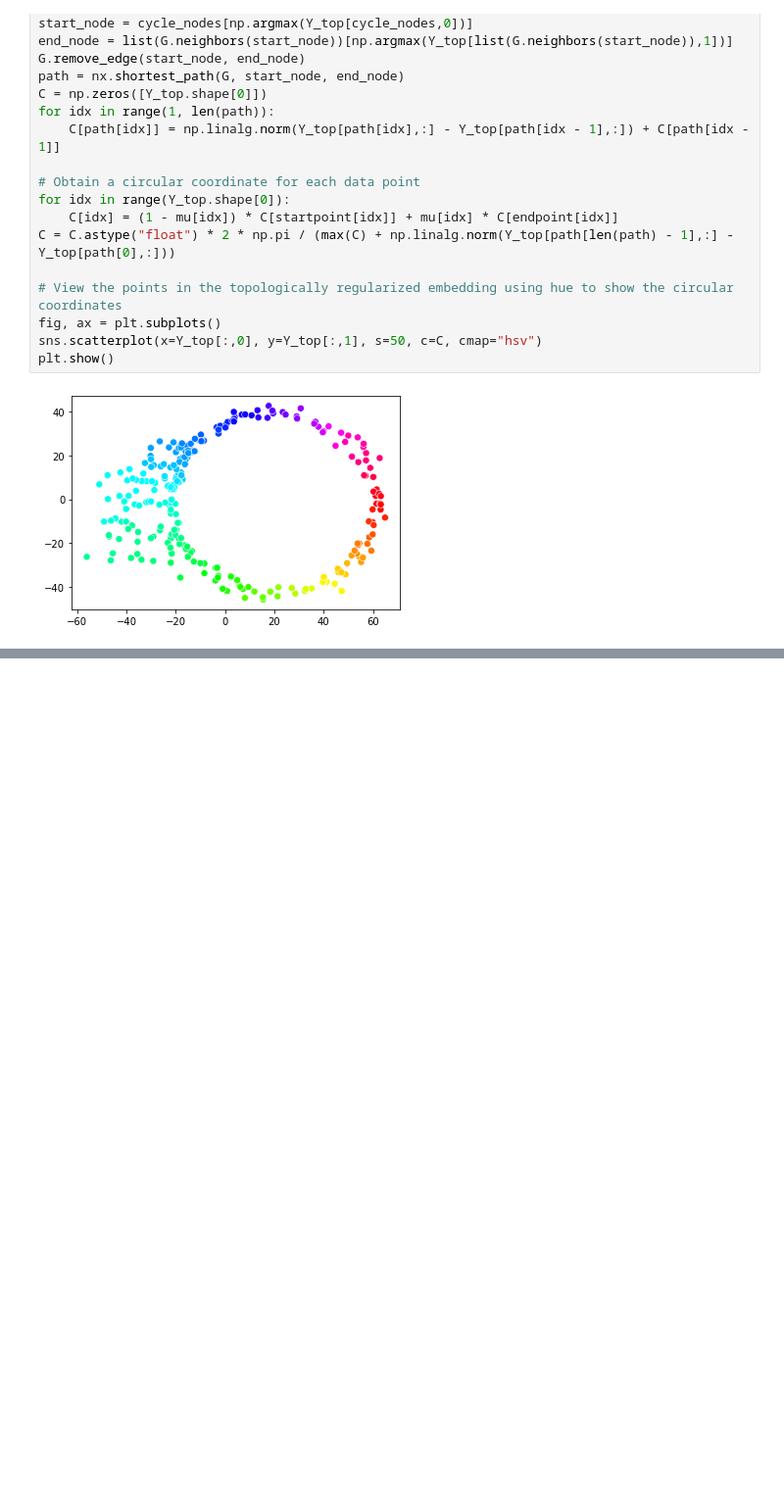
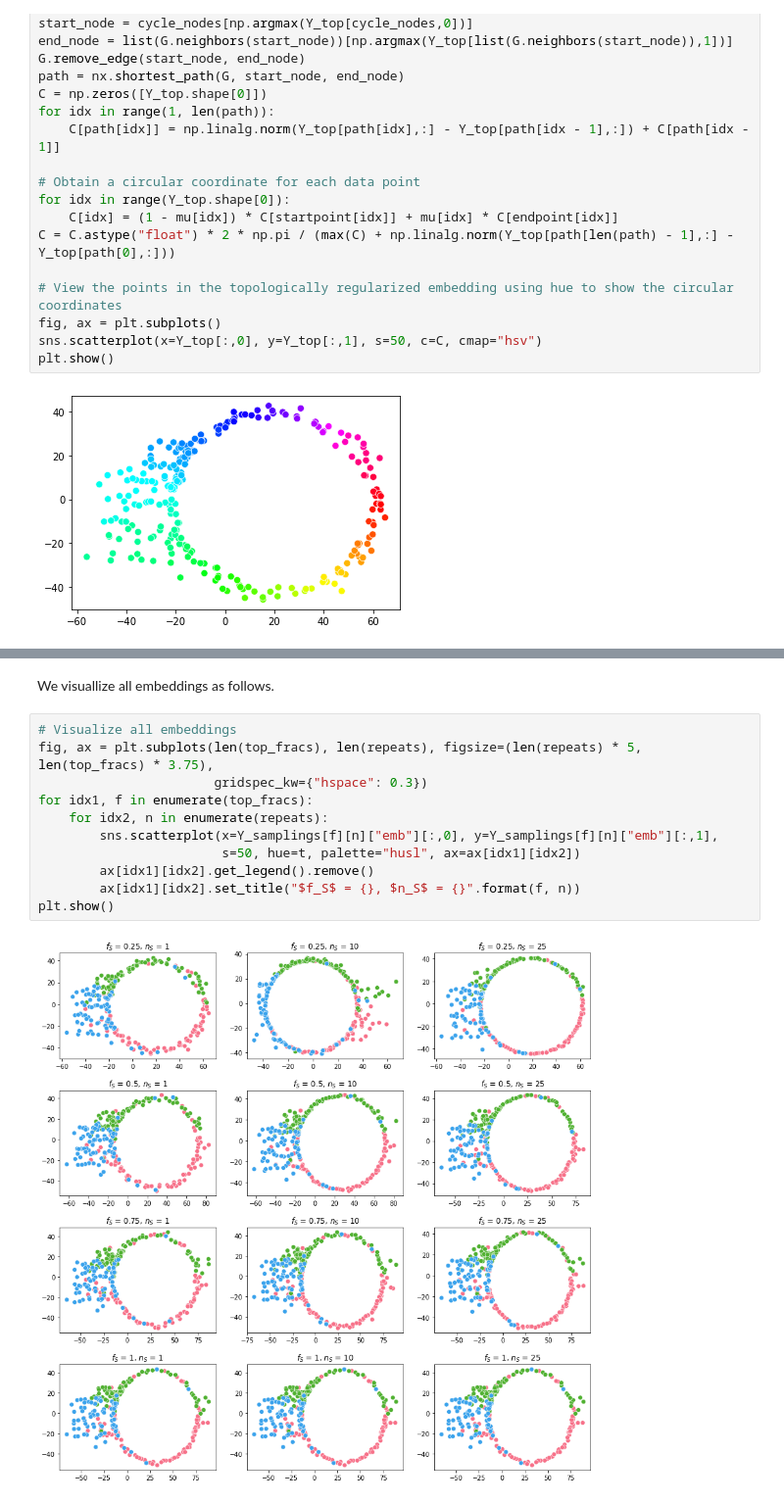
Before and after one commit to robinvndaele/topembedding, a Jupyter notebook: Experiments/CellCycle.ipynb, the cells around one changed output, grey strips where cells are left out. Shown at 98% size. Saved outputs shown, nothing was run; the diff lists cells and outputs as text; blank space fills up the shorter version.

```diff
--- a/Experiments/CellCycle.ipynb
+++ b/Experiments/CellCycle.ipynb
@@ -418,0 +484,15 @@ plt.show()
+# %% [markdown]
+We visuallize all embeddings as follows.
+# %%
+# Visualize all embeddings
+fig, ax = plt.subplots(len(top_fracs), len(repeats), figsize=(len(repeats) * 5, len(top_fracs) * 3.75),
+                       gridspec_kw={"hspace": 0.3})
+for idx1, f in enumerate(top_fracs):
+    for idx2, n in enumerate(repeats):
+        sns.scatterplot(x=Y_samplings[f][n]["emb"][:,0], y=Y_samplings[f][n]["emb"][:,1],
+                        s=50, hue=t, palette="husl", ax=ax[idx1][idx2])
+        ax[idx1][idx2].get_legend().remove()
+        ax[idx1][idx2].set_title("$f_S$ = {}, $n_S$ = {}".format(f, n))
+plt.show()
+# %% [output]
+[figure, added]
```
Also changed, not shown: parts of 7 cells of this notebook, 3 other files.
